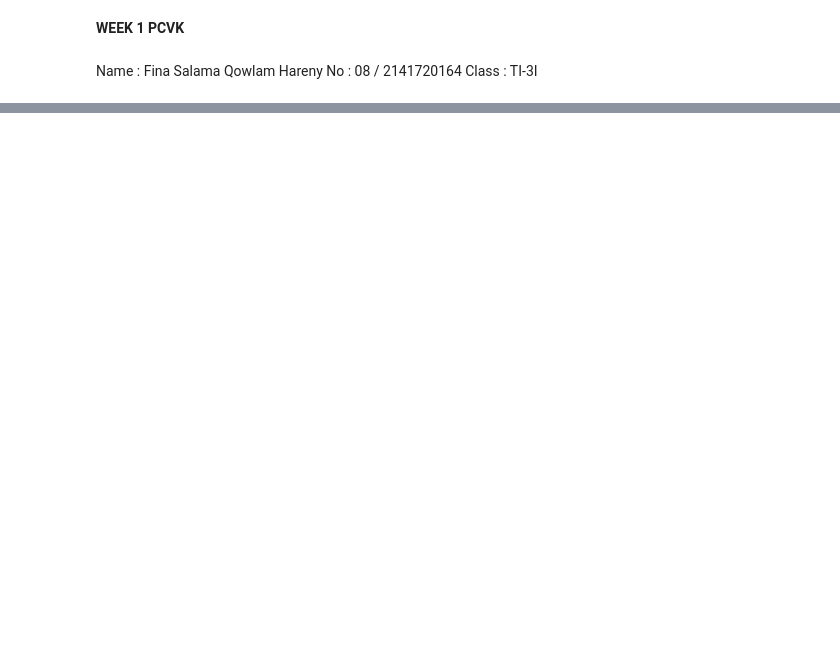
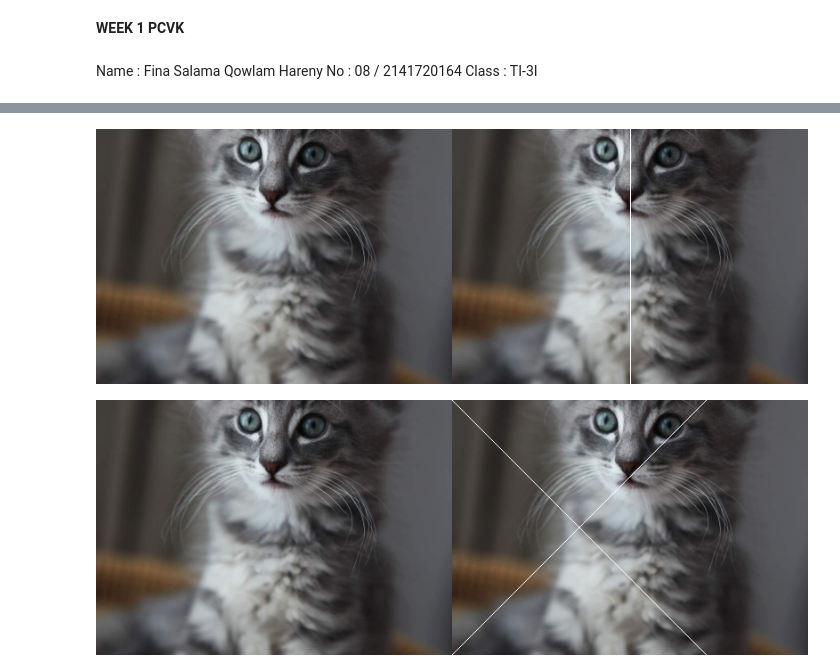
Before and after one commit to fnsalamaa/FINA-SALAMA-PCVK, a Jupyter notebook: Week1.ipynb, the cells around one changed output, grey strips where cells are left out. Drawn from its saved outputs; the diff is of its cells as text; code cells hidden in the pictures; blank space fills up the shorter version.

```diff
--- a/Week1.ipynb
+++ b/Week1.ipynb
@@ -76,0 +174,31 @@ What is the use of the code [255,255,255] ? Explain!
+# %%
+import cv2 as cv
+from google.colab.patches import cv2_imshow
+
+# Definisi gambar
+# Gantilah ini dengan definisi gambar sesuai dengan kode Anda
+
+image_2 = cv.cvtColor(image, cv.COLOR_BGR2RGB)
+image_vertical = cv.cvtColor(image, cv.COLOR_BGR2RGB)
+image_cross = cv.cvtColor(image, cv.COLOR_BGR2RGB)
+
+# Membuat garis vertikal di tengah gambar
+for x in range(tinggi):
+    image_vertical[x, int((lebar) / 2)] = [255, 255, 255]
+
+# Membuat garis silang di tengah gambar
+for i in range(min(tinggi, lebar)):
+    image_cross[i, i] = [255, 255, 255]
+    image_cross[tinggi - i - 1, i] = [255, 255, 255]
+
+# Menggabungkan gambar dengan garis
+final_frame1 = cv.hconcat((image_2, image_vertical))
+final_frame2 = cv.hconcat((image_2, image_cross))
+
+# Menampilkan gambar
+cv2_imshow(final_frame1)
+print("\n")
+cv2_imshow(final_frame2)
+# %% [output]
+[figure, added]
+[figure, added]
```
Also changed, not shown: parts of 14 cells of this notebook.
